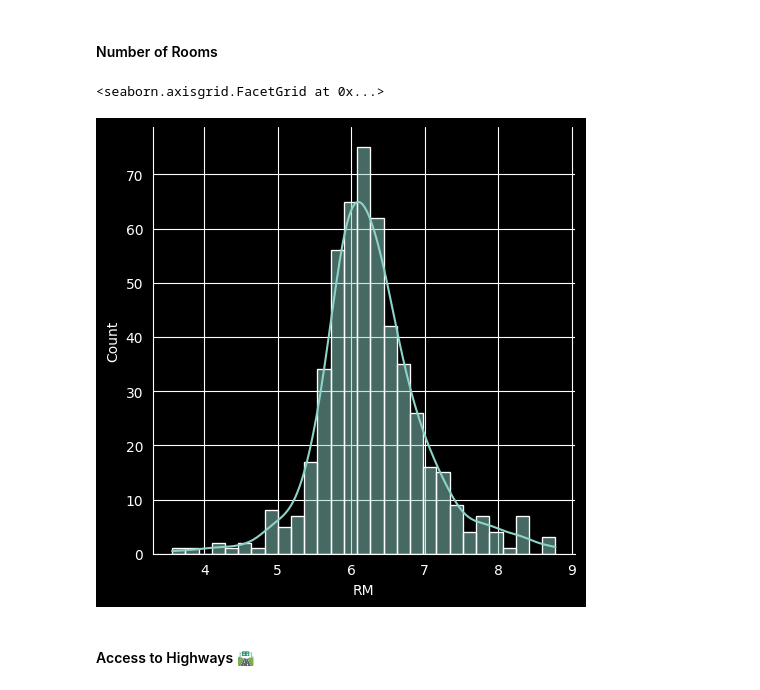
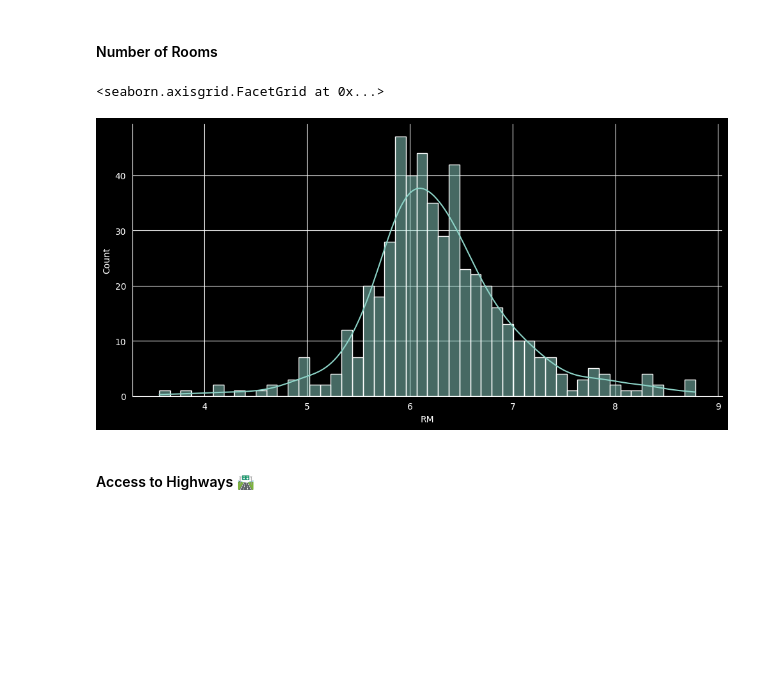
Before and after one commit to tbk81/100-DAYS-OF-CODE-PY, a Jupyter notebook: 81-predict-house-prices/Multivariable_Regression_and_Valuation_Model.ipynb, the cells around one changed output. Saved outputs shown, nothing was run; the diff lists cells and outputs as text; code cells hidden in the pictures; blank space fills up the shorter version.

```diff
--- a/81-predict-house-prices/Multivariable_Regression_and_Valuation_Model.ipynb
+++ b/81-predict-house-prices/Multivariable_Regression_and_Valuation_Model.ipynb
@@ -235,10 +239,12 @@ sns.displot(data=data,
 # %%
 sns.displot(data=data,
             x=data.RM,
+            bins=50,
+            aspect=2,
             kde=True)
 # %% [output]
 <seaborn.axisgrid.FacetGrid at 0x...>
-[figure, old version]
+[figure, new version]
 # %% [markdown]
 #### Access to Highways 🛣
 # %%
```
Also changed, not shown: parts of 25 cells of this notebook.
